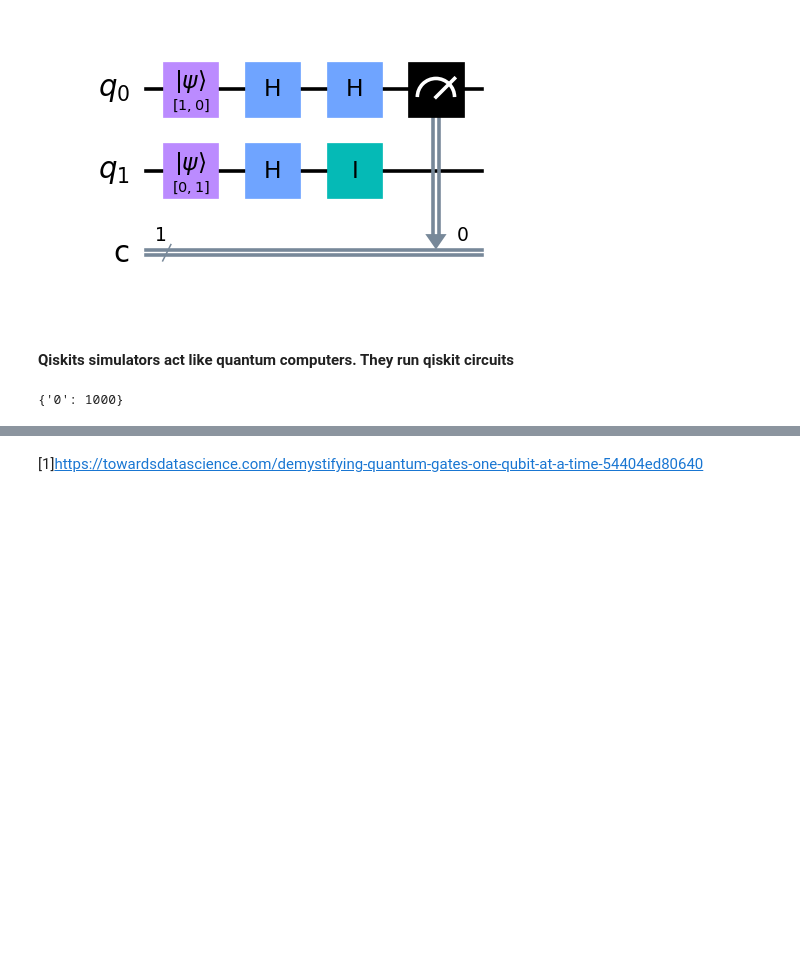
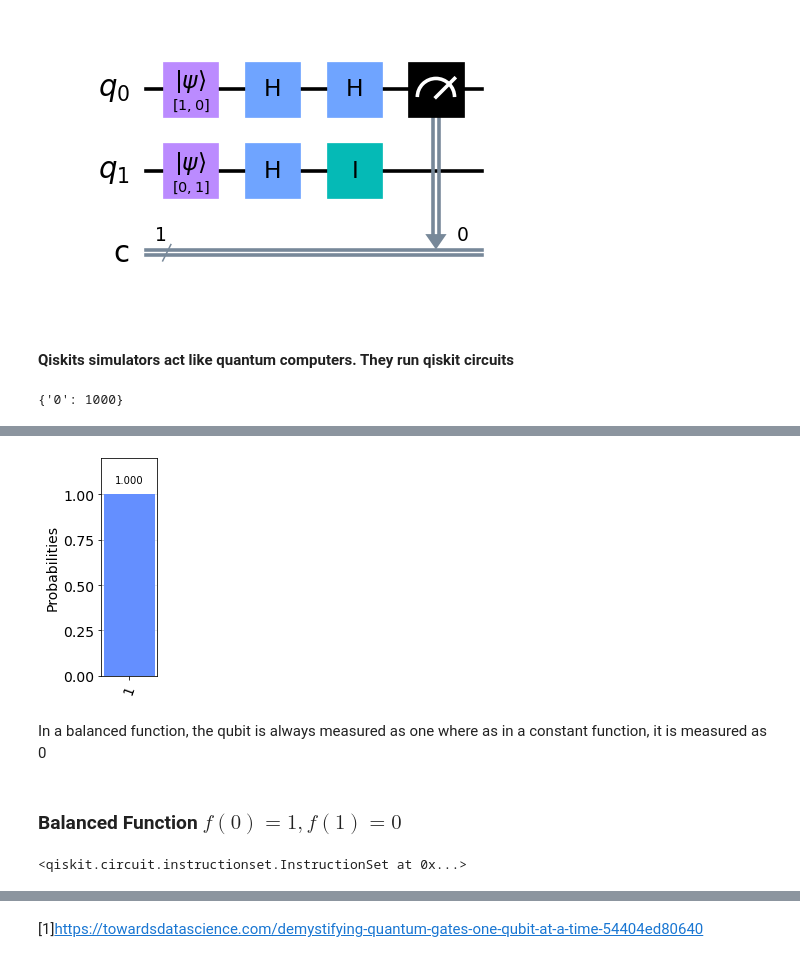
Before and after one commit to antongolubev12/emergingTech, a Jupyter notebook: quantum-computing.ipynb, the cells around one changed output, grey strips where cells are left out. Cells and saved outputs as stored; diff of their text form; code cells hidden in the pictures; blank space fills up the shorter version.

```diff
--- a/quantum-computing.ipynb
+++ b/quantum-computing.ipynb
@@ -253,0 +345,38 @@ counts
+# %%
+# Create a simulation instance.
+simulator = aer.QasmSimulator()
+
+# Compile the circuit in the simluator.
+compcircuit = q.transpile(circuit, simulator)
+
+# Simulate the circuit 1000 times.
+job = simulator.run(compcircuit, shots=1000)
+
+# Get the results.
+results = job.result()
+
+# Show the result counts.
+counts = results.get_counts()
+
+# Display histogram
+q.visualization.plot_histogram(counts, figsize=(1, 4))
+# %% [output]
+[figure, added]
+# %% [markdown]
+In a balanced function, the qubit is always measured as one where as in a constant function, it is measured as 0
+# %% [markdown]
+### Balanced Function $f(0) =1, f(1)=0$
+# %%
+# Create a quantum circuit.
+circuit = q.QuantumCircuit(2, 1)
+
+# Initialise the first qubit to |0>.
+circuit.initialize([1, 0], 0)
+
+# Initialise the second qubit to |1>.
+circuit.initialize([0, 1], 1)
+
+# Apply a Hadamard gate to each qubit.
+circuit.h((0, 1))
+# %% [output]
+<qiskit.circuit.instructionset.InstructionSet at 0x...>
```
Also changed, not shown: parts of 43 cells of this notebook.
